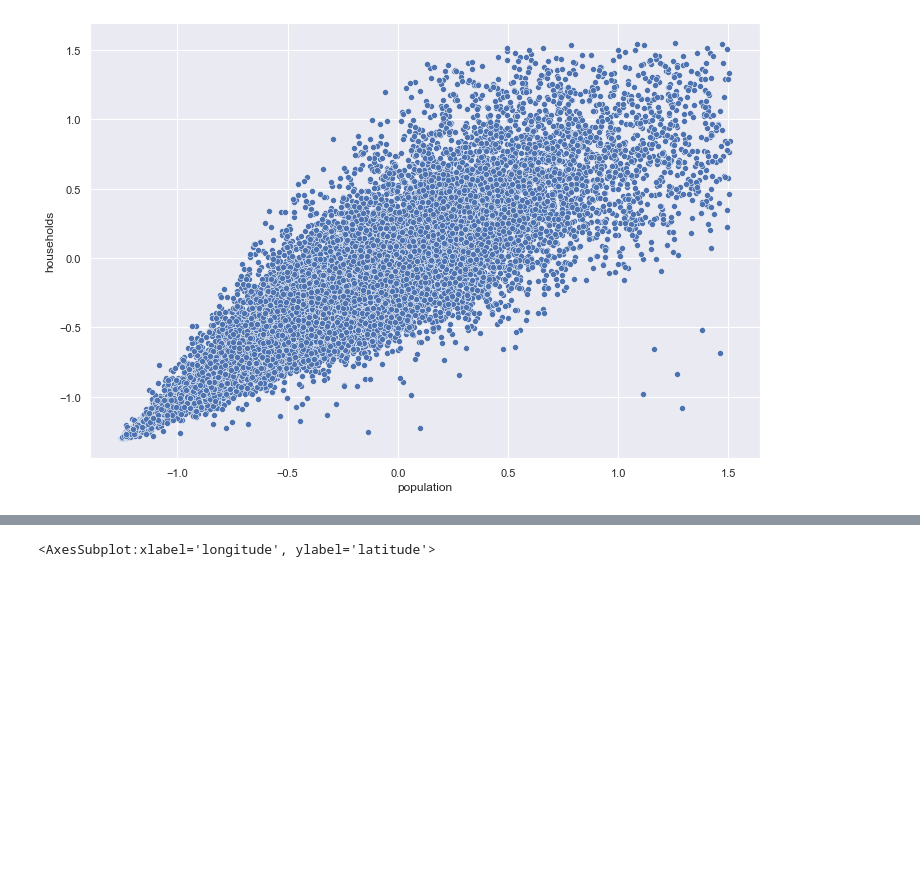
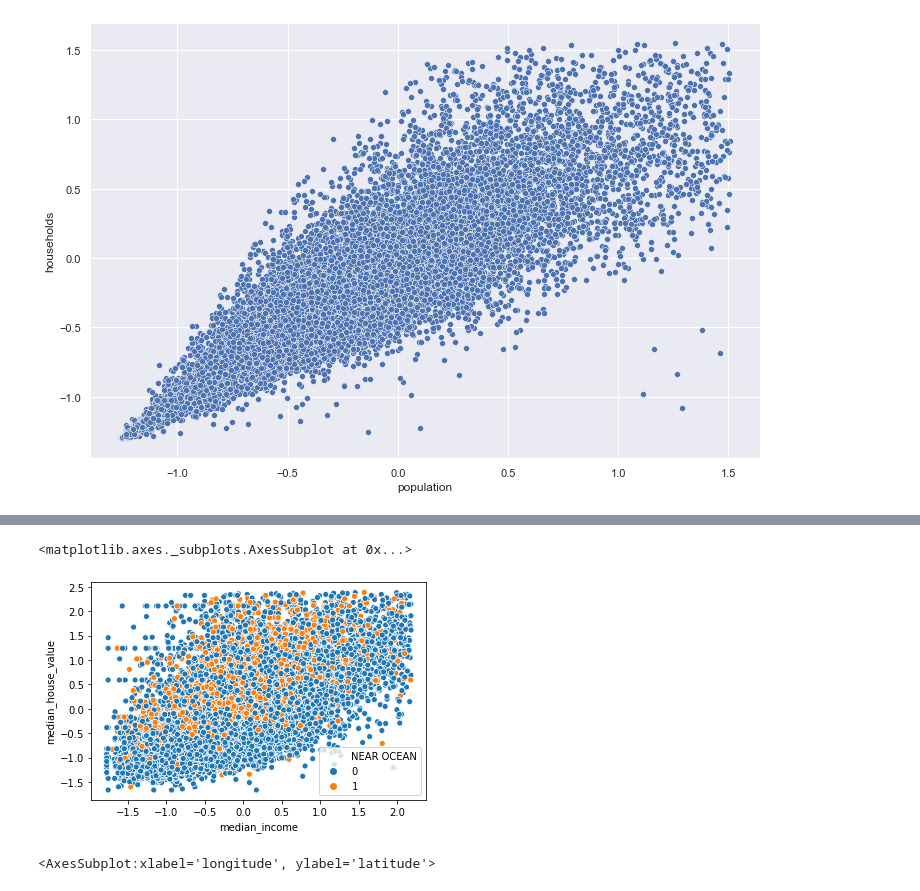
Before and after one commit to GeorgeMC2610/Pattern-Recognition, a Jupyter notebook: Pattern_Recognition.ipynb, the cells around one changed output, grey strips where cells are left out. Saved outputs shown, nothing was run; the diff lists cells and outputs as text; code cells hidden in the pictures; blank space fills up the shorter version.

```diff
--- a/Pattern_Recognition.ipynb
+++ b/Pattern_Recognition.ipynb
@@ -220,3 +209,8 @@ sns.scatterplot(x=data['median_income'],y=data['median_house_value'],hue=data['I
+# %%
+sns.scatterplot(x=data['median_income'],y=data['median_house_value'],hue=data['NEAR OCEAN'])
+# %% [output]
+<matplotlib.axes._subplots.AxesSubplot at 0x...>
+[figure, added]
 # %%
 sns.scatterplot(x=data['longitude'],y=data['latitude'],hue=data['median_income'])
 # %% [output]
```
Also changed, not shown: parts of 8 cells of this notebook, 1 other file.
